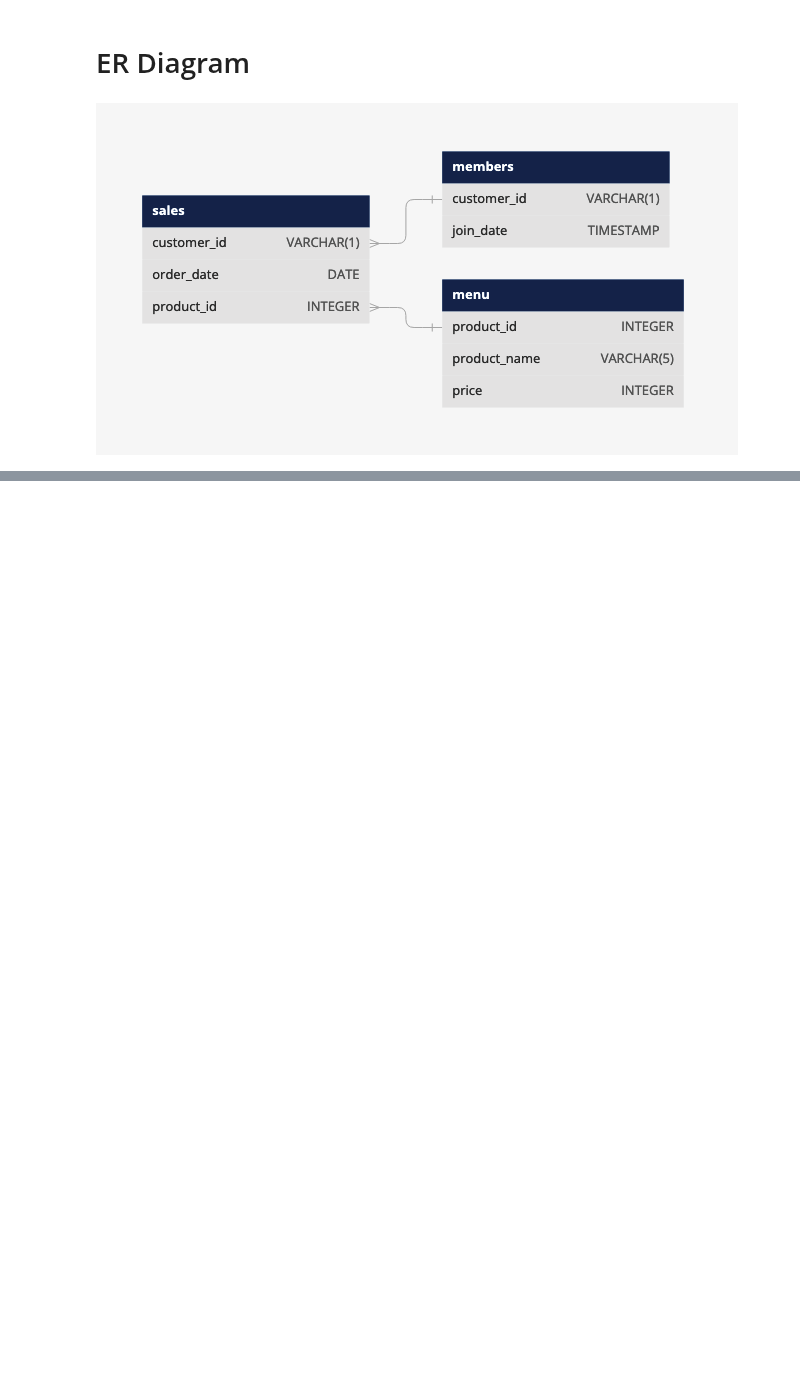
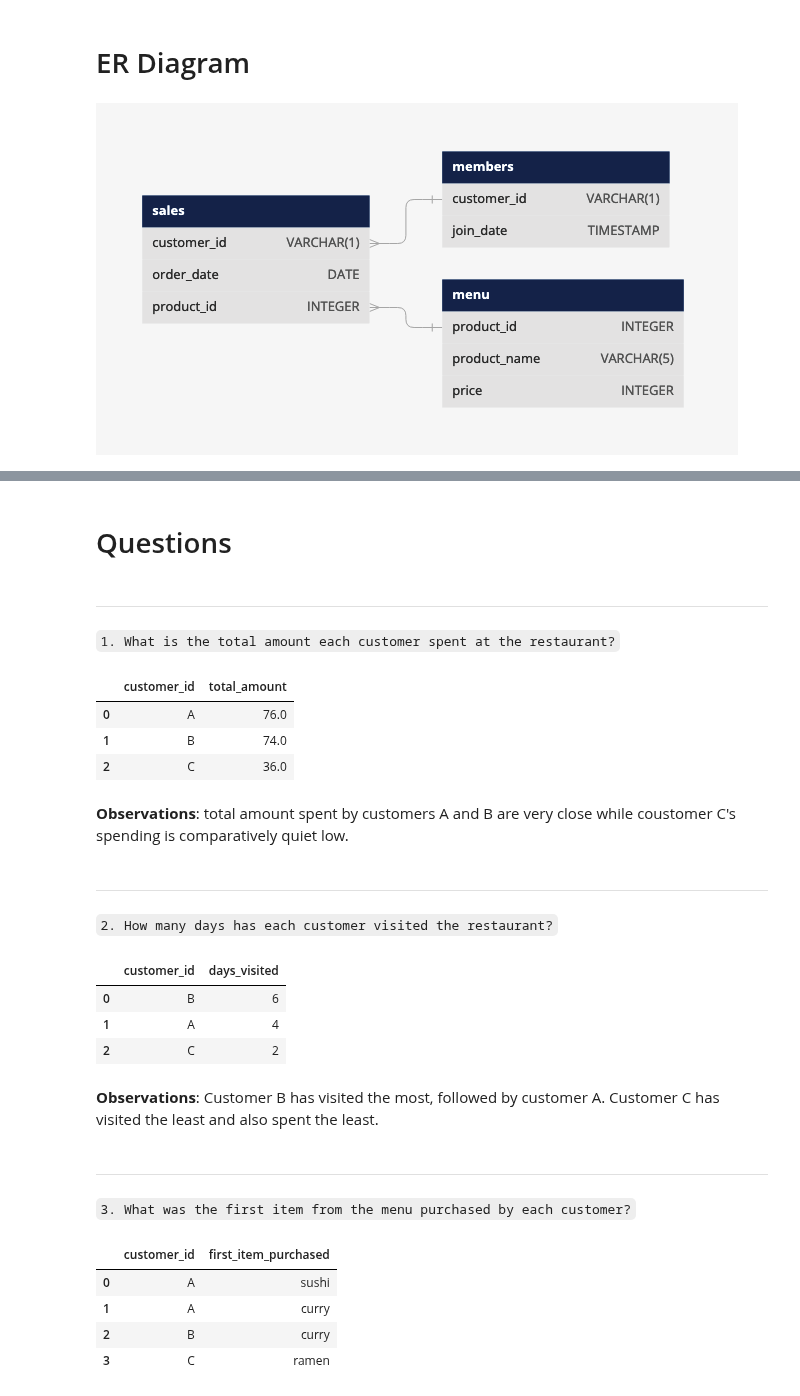
Before and after one commit to A-C-Sai/working-with-data, a Jupyter notebook: projects/sql-case-studies/Danny's Diner.ipynb, the cells around one changed output, grey strips where cells are left out. Saved outputs shown, nothing was run; the diff lists cells and outputs as text; code cells hidden in the pictures; blank space fills up the shorter version.

````diff
--- a/projects/sql-case-studies/Danny's Diner.ipynb
+++ b/projects/sql-case-studies/Danny's Diner.ipynb
@@ -59,0 +100,6 @@ Image(filename="./resources/Danny's Diner ER Diagram.png")
+# %% [markdown]
+# Questions
+# %% [markdown]
+***
+# %% [markdown]
+```1. What is the total amount each customer spent at the restaurant?```
@@ -59,0 +119,13 @@ Image(filename="./resources/Danny's Diner ER Diagram.png")
+# %%
+execute_query(query_str)
+# %% [output]
+|  | customer_id | total_amount |
+| 0 | A | 76.0 |
+| 1 | B | 74.0 |
+| 2 | C | 36.0 |
+# %% [markdown]
+**Observations**: total amount spent by customers A and B are very close while coustomer C's spending is comparatively quiet low.
+# %% [markdown]
+***
+# %% [markdown]
+```2. How many days has each customer visited the restaurant?```
@@ -59,0 +141,43 @@ Image(filename="./resources/Danny's Diner ER Diagram.png")
+# %%
+execute_query(query_str)
+# %% [output]
+|  | customer_id | days_visited |
+| 0 | B | 6 |
+| 1 | A | 4 |
+| 2 | C | 2 |
+# %% [markdown]
+**Observations**: Customer B has visited the most, followed by customer A. Customer C has visited the least and also spent the least.
+# %% [markdown]
+***
+# %% [markdown]
+```3. What was the first item from the menu purchased by each customer?```
+# %%
+query_str = (
+    """
+    with added_row_number as (
+        select customer_id,
+               order_date,
+               product_id,
+               dense_rank() over(partition by customer_id order by order_date asc) as item_number
+        from sales
+    )
+
+    select customer_id,
+           product_name as first_item_purchased
+    from
+        added_row_number arn
+        join
+        menu m
+        on arn.product_id = m.product_id
+    where item_number = 1
+    group by customer_id, product_name;
+    """
+)
+# %%
+execute_query(query_str)
+# %% [output]
+|  | customer_id | first_item_purchased |
+| 0 | A | sushi |
+| 1 | A | curry |
+| 2 | B | curry |
+| 3 | C | ramen |
````
Also changed, not shown: parts of 30 cells of this notebook.
